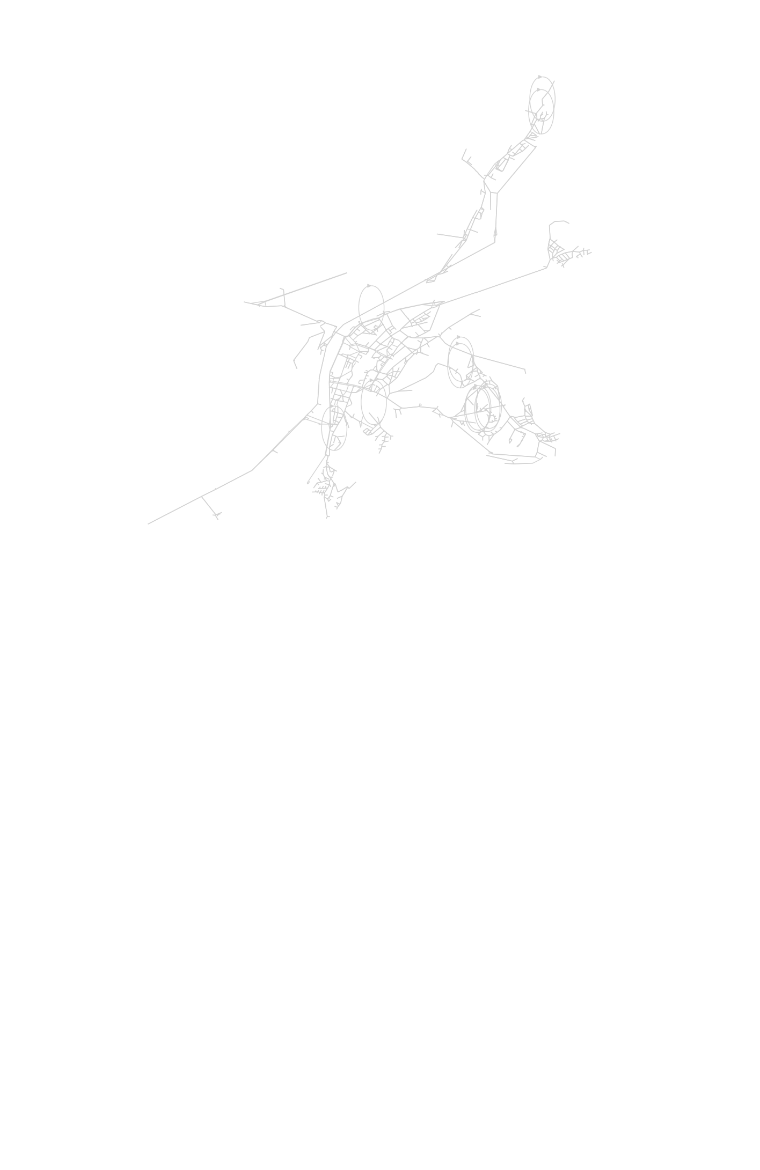
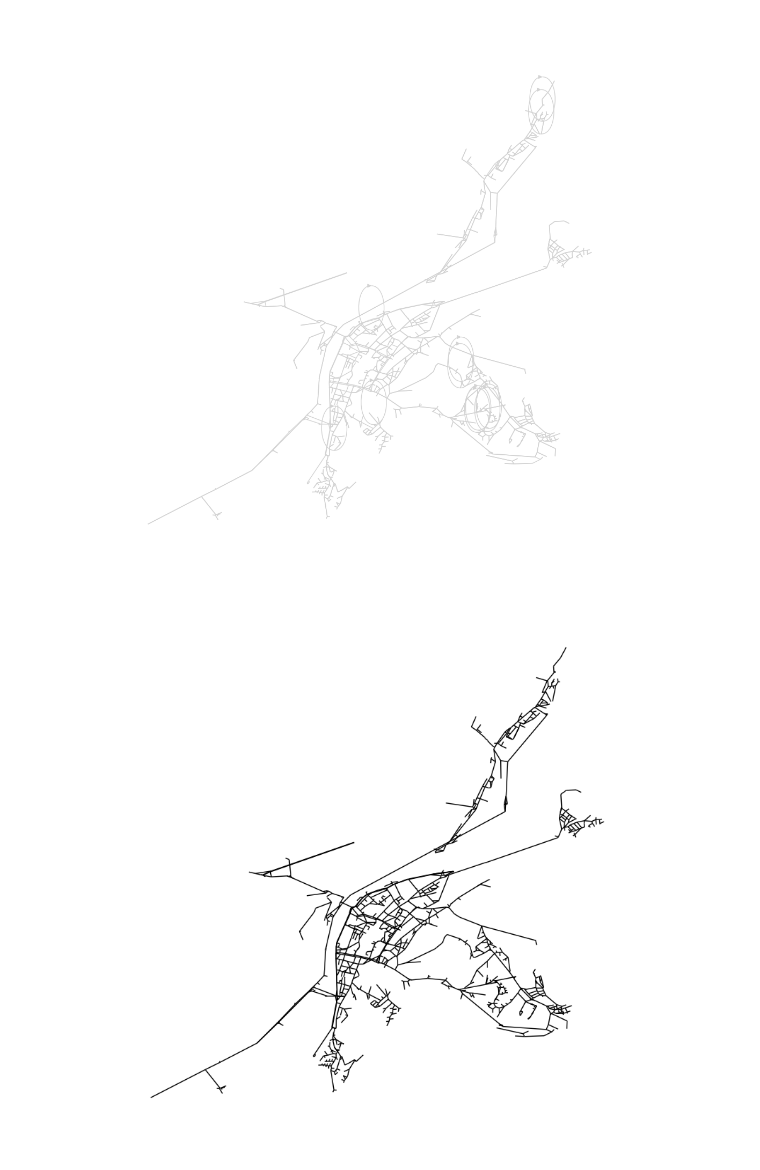
Before and after one commit to naveen-malla/Synthetic_City_Generator, a Jupyter notebook: get_trier_map.ipynb, the cells around one changed output. Drawn from its saved outputs; the diff is of its cells as text; code cells hidden in the pictures; blank space fills up the shorter version.

Commit message:
update code to remove spirals and change color or lines

```diff
--- a/get_trier_map.ipynb
+++ b/get_trier_map.ipynb
@@ -103,3 +103,52 @@ plt.title('Reconstructed Graph', color='white')
 plt.show()
 # %% [output]
 [figure]
+# %%
+import osmnx as ox
+import networkx as nx
+import numpy as np
+import pandas as pd
+import matplotlib.pyplot as plt
+
+# Load adjacency matrix and node coordinates
+loaded_dense_matrix = np.loadtxt("adjacency_matrix.csv", delimiter=",")
+loaded_nodes = pd.read_csv("node_coordinates.csv", index_col=0)
+
+# Create the graph from the adjacency matrix
+reconstructed_G = nx.from_numpy_array(loaded_dense_matrix, create_using=nx.DiGraph())
+
+# Assign IDs correctly
+mapping = {i: index for i, index in enumerate(loaded_nodes.index)}
+
+# Relabel nodes in the graph
+reconstructed_G = nx.relabel_nodes(reconstructed_G, mapping)
+
+# Remove self-loops
+self_loops = list(nx.selfloop_edges(reconstructed_G))
+reconstructed_G.remove_edges_from(self_loops)
+
+# Removing multi-edges (keeping only one edge between nodes)
+simplified_G = nx.Graph(reconstructed_G)  # convert to simple graph removing multi-edges
+
+# Add coordinates to nodes
+for node_id, node_data in loaded_nodes.iterrows():
+    nx.set_node_attributes(simplified_G, {node_id: {'y': node_data['y'], 'x': node_data['x']}})
+
+# Extract the positions dictionary for node placement
+positions = {node_id: (data['x'], data['y']) for node_id, data in loaded_nodes.iterrows()}
+
+# Set up plot
+fig, ax = plt.subplots(figsize=(10, 10), facecolor='black')
+fig.patch.set_facecolor('black')
+
+# Draw the graph without self-loops/multi-edges and with improved visibility
+nx.draw(
+    simplified_G, pos=positions, with_labels=False, arrows=False,
+    node_size=0, edge_color='black', width=1, ax=ax
+)
+
+# Adjust the plot aesthetics
+plt.axis('off')
+plt.show()
+# %% [output]
+[figure, added]
```
